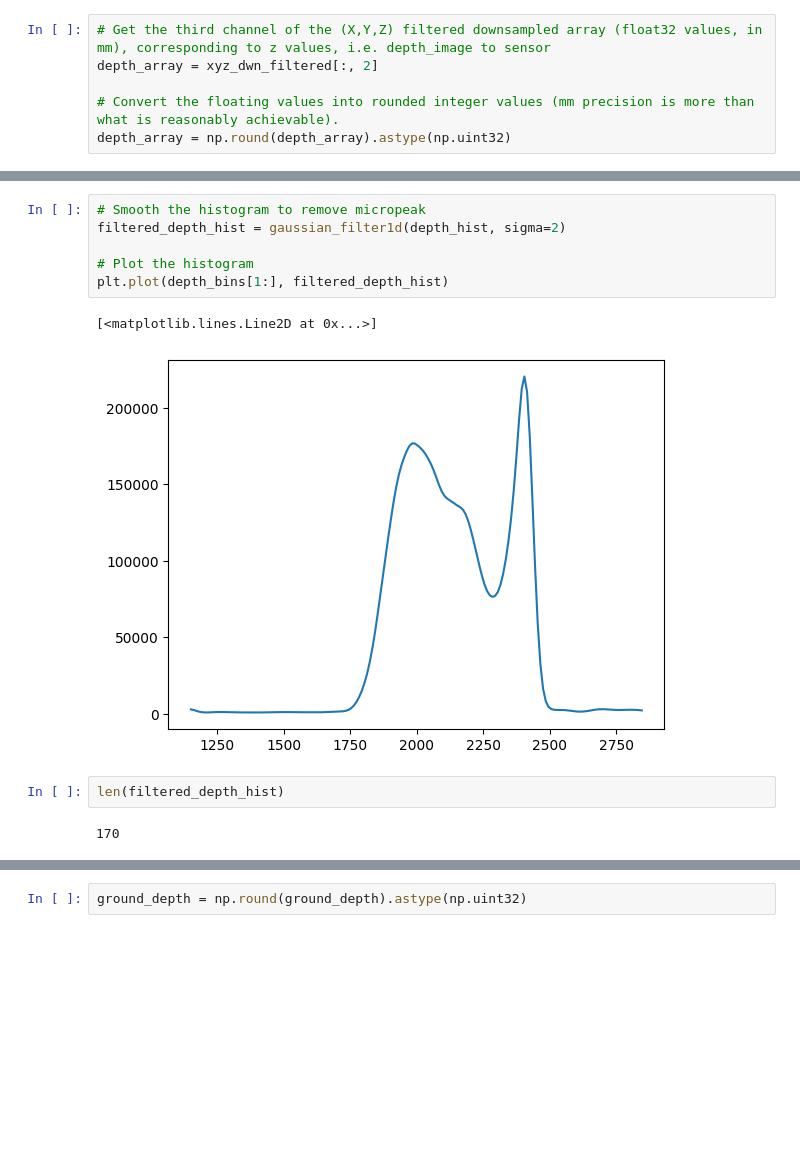
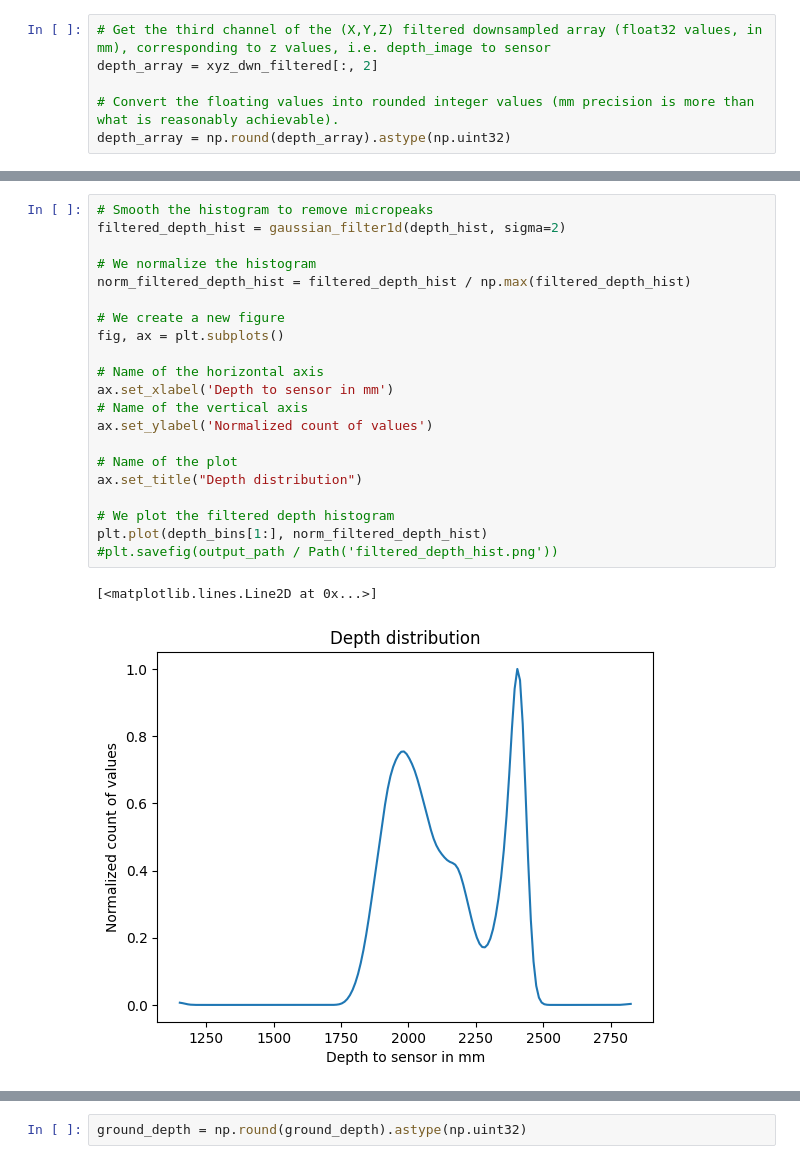
Before and after one commit to arvalis-cigale/stereo-training-course, a Jupyter notebook: stereo.ipynb, the cells around one changed output, grey strips where cells are left out. Cells and saved outputs as stored; diff of their text form; blank space fills up the shorter version.

```diff
--- a/stereo.ipynb
+++ b/stereo.ipynb
@@ -494,13 +507,24 @@ plt.plot(depth_bins[1:], depth_hist)
 # %%
-# Smooth the histogram to remove micropeak
+# Smooth the histogram to remove micropeaks
 filtered_depth_hist = gaussian_filter1d(depth_hist, sigma=2)
 
-# Plot the histogram
-plt.plot(depth_bins[1:], filtered_depth_hist)
+# We normalize the histogram
+norm_filtered_depth_hist = filtered_depth_hist / np.max(filtered_depth_hist)
+
+# We create a new figure
+fig, ax = plt.subplots()
+
+# Name of the horizontal axis
+ax.set_xlabel('Depth to sensor in mm')
+# Name of the vertical axis
+ax.set_ylabel('Normalized count of values')
+
+# Name of the plot
+ax.set_title("Depth distribution")
+
+# We plot the filtered depth histogram
+plt.plot(depth_bins[1:], norm_filtered_depth_hist)
+#plt.savefig(output_path / Path('filtered_depth_hist.png'))
 # %% [output]
 [<matplotlib.lines.Line2D at 0x...>]
-[figure, old version]
+[figure, new version]
-# %%
-len(filtered_depth_hist)
-# %% [output]
-170
```
Also changed, not shown: parts of 28 cells of this notebook, 3 other files.
